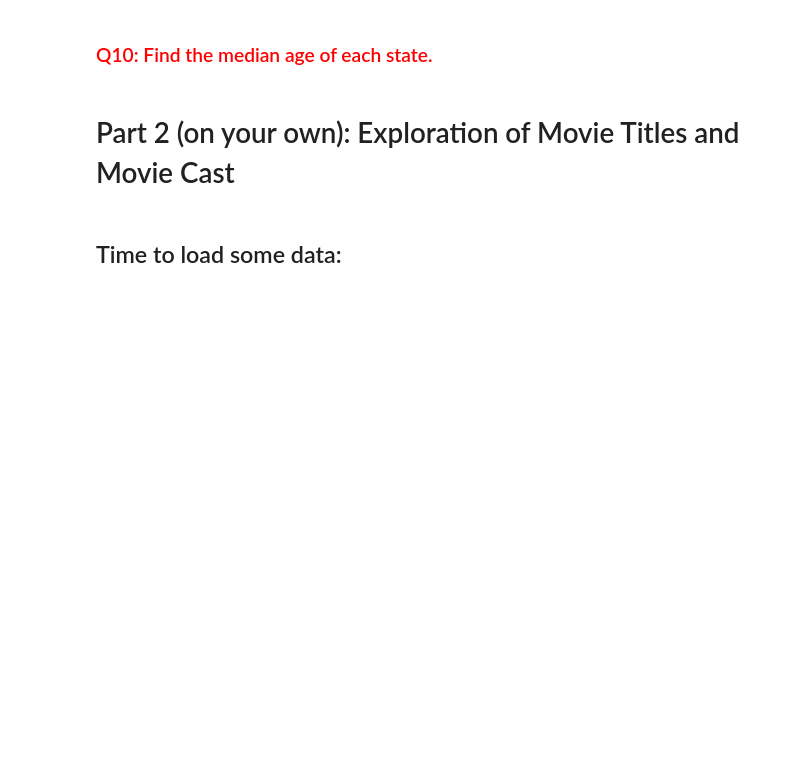
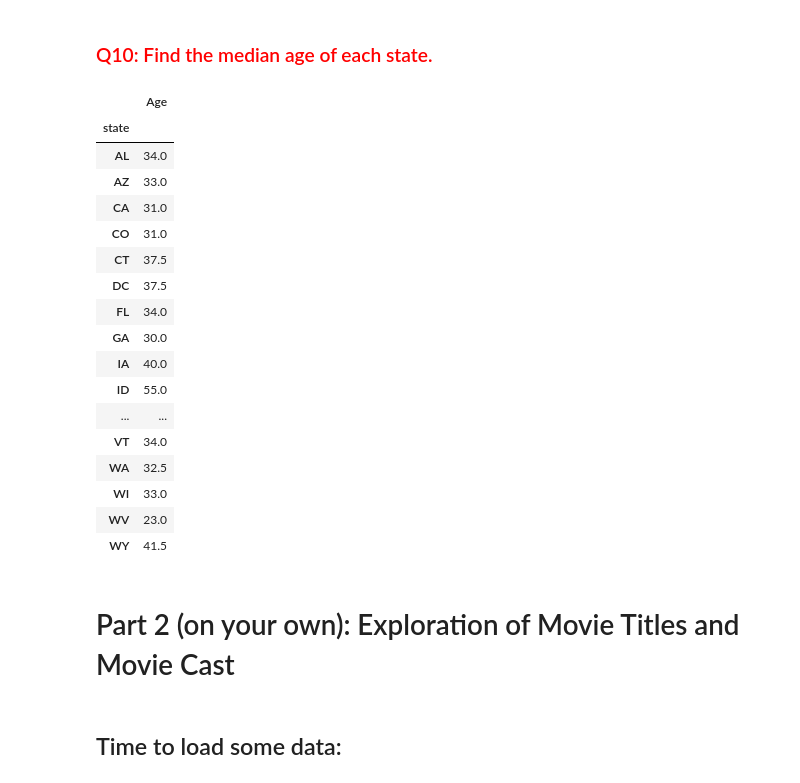
Before and after one commit to umsi-data-science/si618wn2019, a Jupyter notebook: 618_02_Pandas_Intro.ipynb, the cells around one changed output. Cells and saved outputs as stored; diff of their text form; code cells hidden in the pictures; blank space fills up the shorter version.

```diff
--- a/618_02_Pandas_Intro.ipynb
+++ b/618_02_Pandas_Intro.ipynb
@@ -403,3 +810,24 @@ df.groupby('Age_group').size()
+# %%
+pd.DataFrame(df,columns=['state', 'Age']).groupby('state').median()
+# %% [output]
+|  | Age |
+| state |  |
+| AL | 34.0 |
+| AZ | 33.0 |
+| CA | 31.0 |
+| CO | 31.0 |
+| CT | 37.5 |
+| DC | 37.5 |
+| FL | 34.0 |
+| GA | 30.0 |
+| IA | 40.0 |
+| ID | 55.0 |
+| ... | ... |
+| VT | 34.0 |
+| WA | 32.5 |
+| WI | 33.0 |
+| WV | 23.0 |
+| WY | 41.5 |
 # %% [markdown]
 # Part 2 (on your own): Exploration of Movie Titles and Movie Cast
 # %% [markdown]
```
Also changed, not shown: parts of 84 cells of this notebook, 1 other file.
